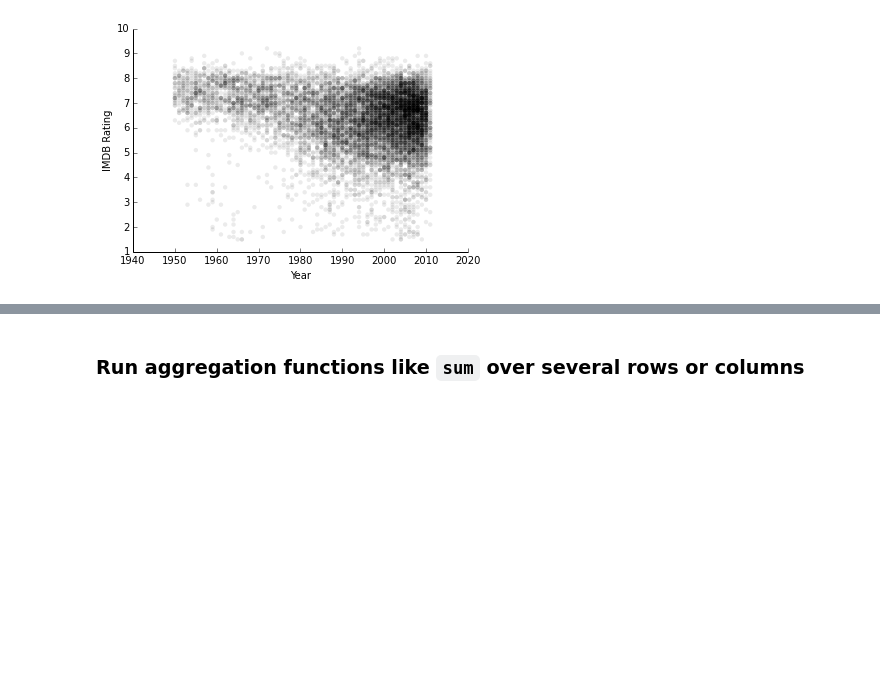
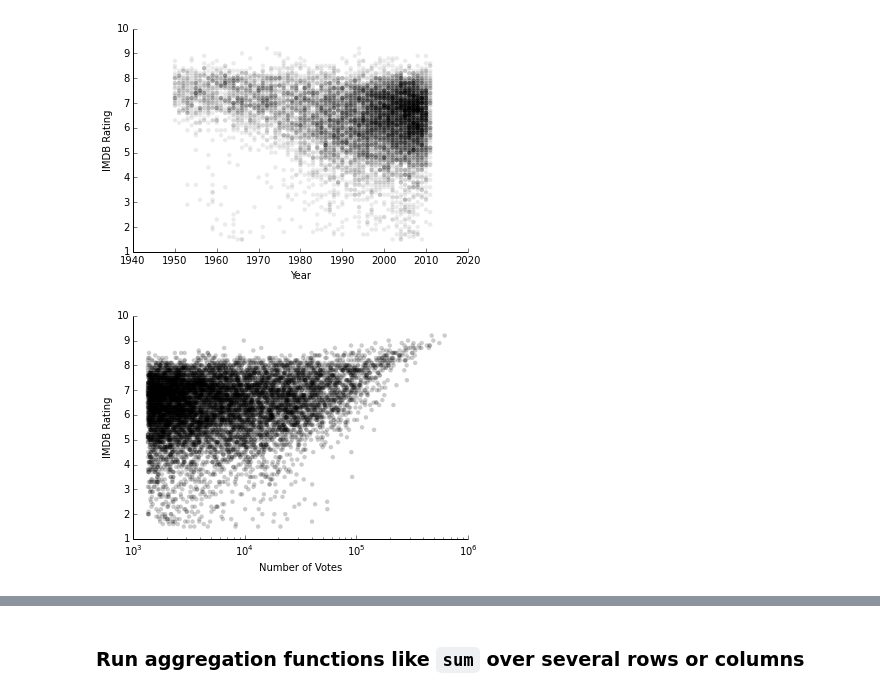
Before and after one commit to cs109/content, a Jupyter notebook: lec_04_wrangling.ipynb, the cells around one changed output, grey strips where cells are left out. Saved outputs shown, nothing was run; the diff lists cells and outputs as text; code cells hidden in the pictures; blank space fills up the shorter version.

```diff
--- a/lec_04_wrangling.ipynb
+++ b/lec_04_wrangling.ipynb
@@ -252,3 +255,11 @@ plt.ylabel("IMDB Rating")
 remove_border()
 # %% [output]
 [figure]
+# %%
+plt.scatter(data.votes, data.score, lw=0, alpha=.2, color='k')
+plt.xlabel("Number of Votes")
+plt.ylabel("IMDB Rating")
+plt.xscale('log')
+remove_border()
+# %% [output]
+[figure, added]
```
Also changed, not shown: parts of 20 cells of this notebook, 1 other file.
